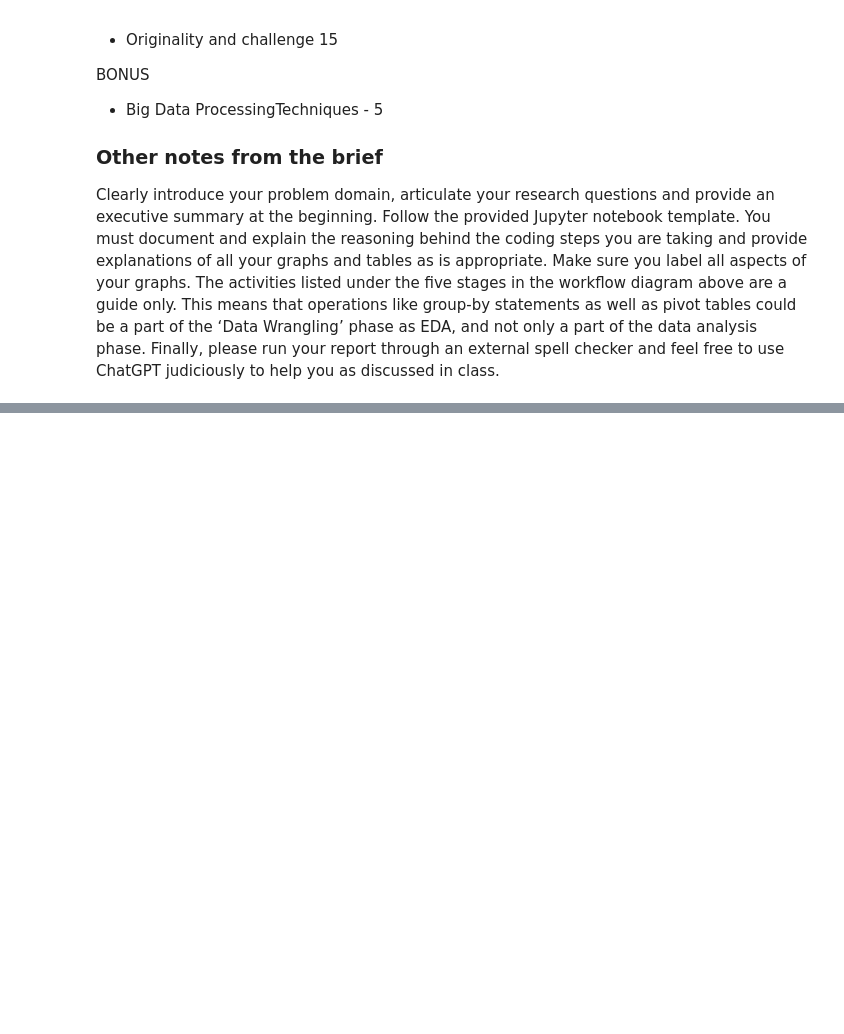
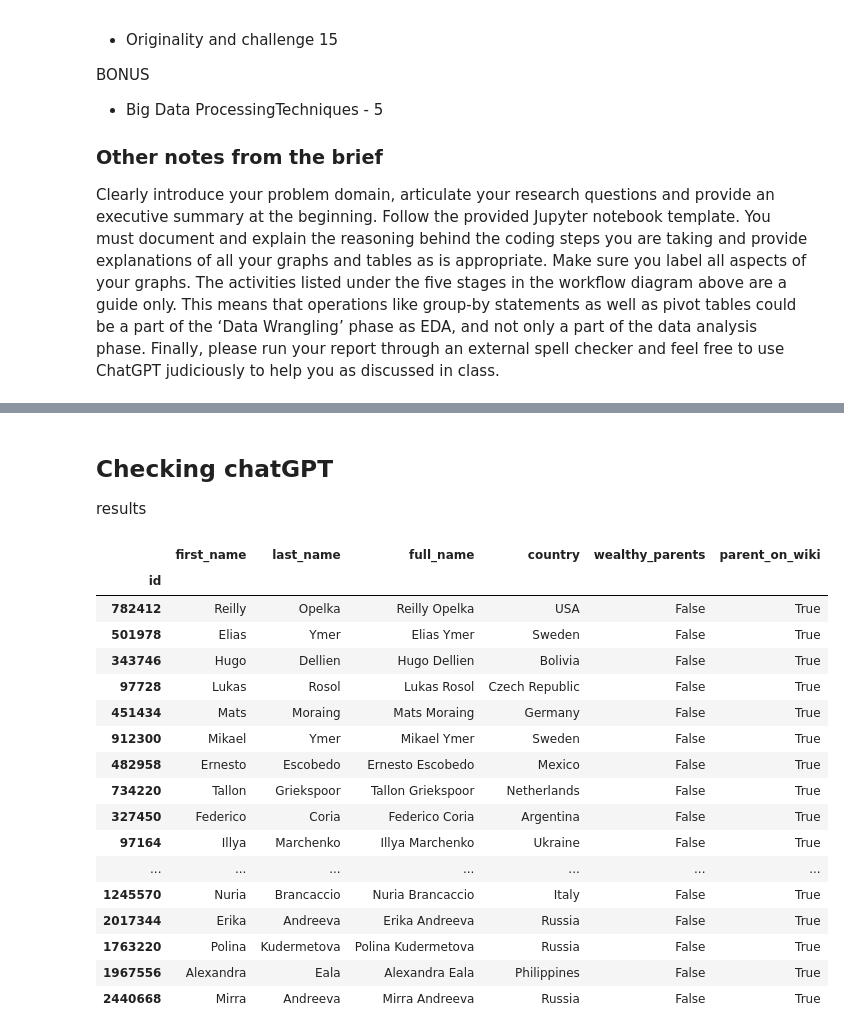
Before and after one commit to mmmcustard/analytics158739, a Jupyter notebook: 158739Assignment4.ipynb, the cells around one changed output, grey strips where cells are left out. Cells and saved outputs as stored; diff of their text form; code cells hidden in the pictures; blank space fills up the shorter version.

Commit message:
Added results from wiki method and chatGPT method to players CSV. Compared the results

```diff
--- a/158739Assignment4.ipynb
+++ b/158739Assignment4.ipynb
@@ -437,7 +477,7 @@ test
 # %%
-for index, row in test.iterrows():
+for index, row in players_df.iterrows():
     player_name = row['full_name']
     country = row['country']
     wealthy_parents = determine_wealthy_parents(player_name, country)
-    test.at[index, 'wealthy_parents'] = wealthy_parents
-test
+    players_df.at[index, 'wealthy_parents'] = wealthy_parents
+    print(player_name + " weathly parents is " + str(wealthy_parents))
@@ -549,0 +635,31 @@ players_df.to_csv('players.csv')
+# %% [markdown]
+## Checking chatGPT
+results
+# %%
+#Check if all players with wiki_parents are considered to have wealthy parents by chatGPT.
+
+#this returns all rows where a player has wiki parents but they are not wealthy
+
+all_wiki_parents = players_df[players_df['parent_on_wiki']==True]
+
+test_wiki_vs_chatGPT = all_wiki_parents[all_wiki_parents['wealthy_parents']==False]
+test_wiki_vs_chatGPT
+# %% [output]
+|  | first_name | last_name | full_name | country | wealthy_parents | parent_on_wiki |
+| id |  |  |  |  |  |  |
+| 782412 | Reilly | Opelka | Reilly Opelka | USA | False | True |
+| 501978 | Elias | Ymer | Elias Ymer | Sweden | False | True |
+| 343746 | Hugo | Dellien | Hugo Dellien | Bolivia | False | True |
+| 97728 | Lukas | Rosol | Lukas Rosol | Czech Republic | False | True |
+| 451434 | Mats | Moraing | Mats Moraing | Germany | False | True |
+| 912300 | Mikael | Ymer | Mikael Ymer | Sweden | False | True |
+| 482958 | Ernesto | Escobedo | Ernesto Escobedo | Mexico | False | True |
+| 734220 | Tallon | Griekspoor | Tallon Griekspoor | Netherlands | False | True |
+| 327450 | Federico | Coria | Federico Coria | Argentina | False | True |
+| 97164 | Illya | Marchenko | Illya Marchenko | Ukraine | False | True |
+| ... | ... | ... | ... | ... | ... | ... |
+| 1245570 | Nuria | Brancaccio | Nuria Brancaccio | Italy | False | True |
+| 2017344 | Erika | Andreeva | Erika Andreeva | Russia | False | True |
+| 1763220 | Polina | Kudermetova | Polina Kudermetova | Russia | False | True |
+| 1967556 | Alexandra | Eala | Alexandra Eala | Philippines | False | True |
+| 2440668 | Mirra | Andreeva | Mirra Andreeva | Russia | False | True |
```
Also changed, not shown: parts of 28 cells of this notebook, 2 other files.
